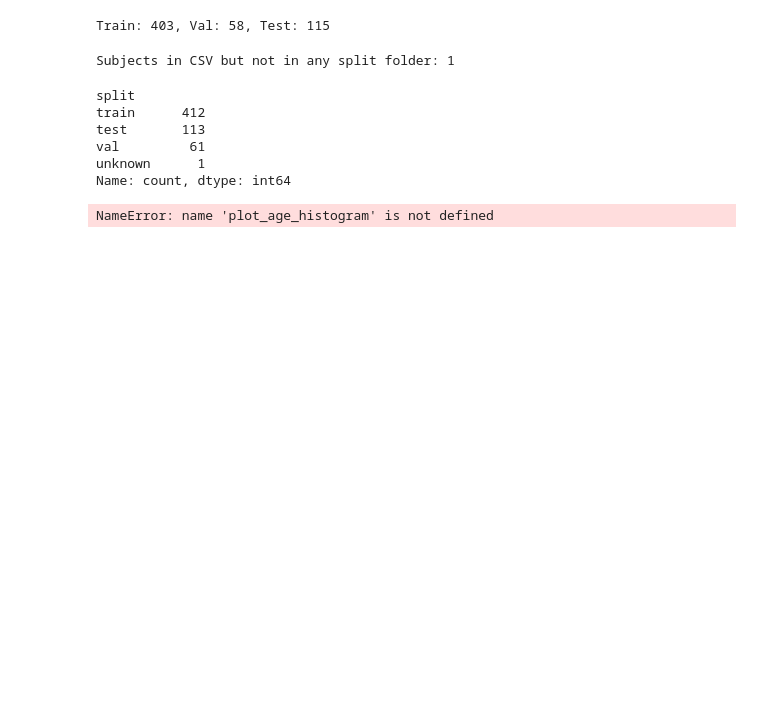
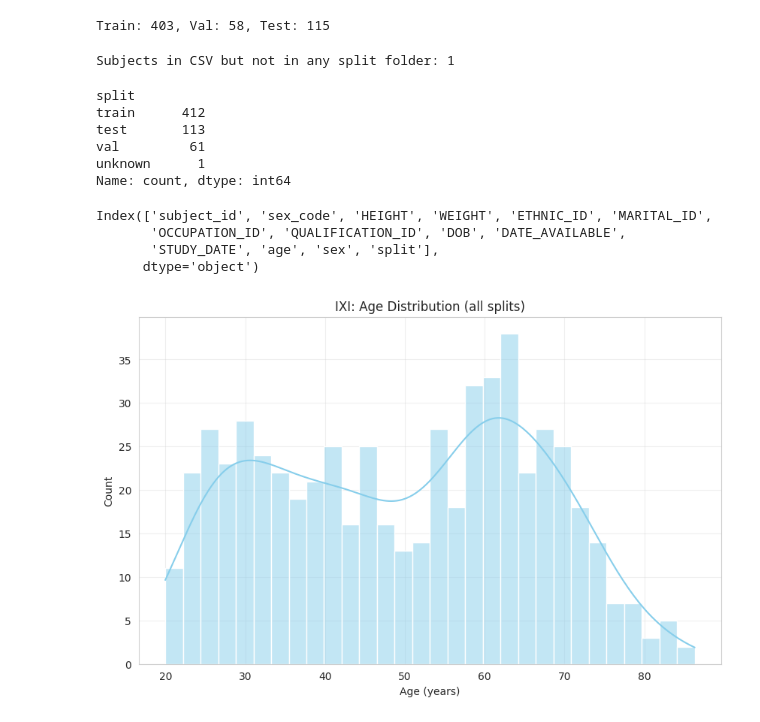
Before and after one commit to NilSagor/brain_age_prediction, a Jupyter notebook: notebooks/01_explore_ixi.ipynb, the cells around one changed output. Drawn from its saved outputs; the diff is of its cells as text; code cells hidden in the pictures; blank space fills up the shorter version.

Commit message:
feat:ixi and openbhb analysis added

```diff
--- a/notebooks/01_explore_ixi.ipynb
+++ b/notebooks/01_explore_ixi.ipynb
@@ -85,7 +95,14 @@ test       113
 val         61
 unknown      1
 Name: count, dtype: int64
+# %%
+meta_df.columns
+# %% [output]
+Index(['subject_id', 'sex_code', 'HEIGHT', 'WEIGHT', 'ETHNIC_ID', 'MARITAL_ID',
+       'OCCUPATION_ID', 'QUALIFICATION_ID', 'DOB', 'DATE_AVAILABLE',
+       'STUDY_DATE', 'age', 'sex', 'split'],
+      dtype='object')
 # %%
-plot_age_histogram(meta_df['AGE'], title="IXI: Age Distribution (all splits)", save_path="../analysis/figures/ixi_age_all.png")
+plot_age_histogram(meta_df['age'], title="IXI: Age Distribution (all splits)", save_path="../analysis/figures/ixi_age_all.png")
 # %% [output]
-NameError: name 'plot_age_histogram' is not defined
+[figure, added]
```
Also changed, not shown: parts of 13 cells of this notebook, 1 other file.
